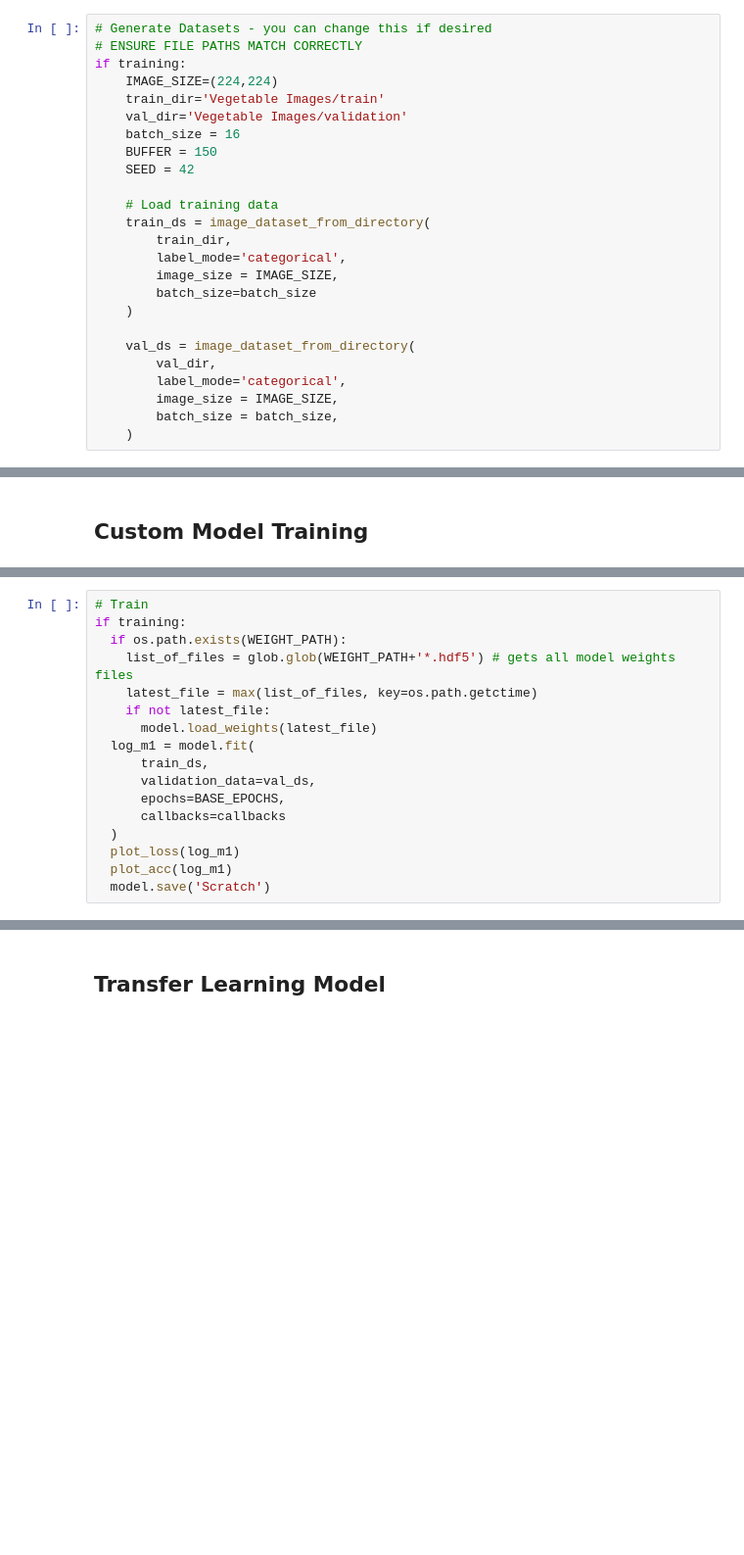
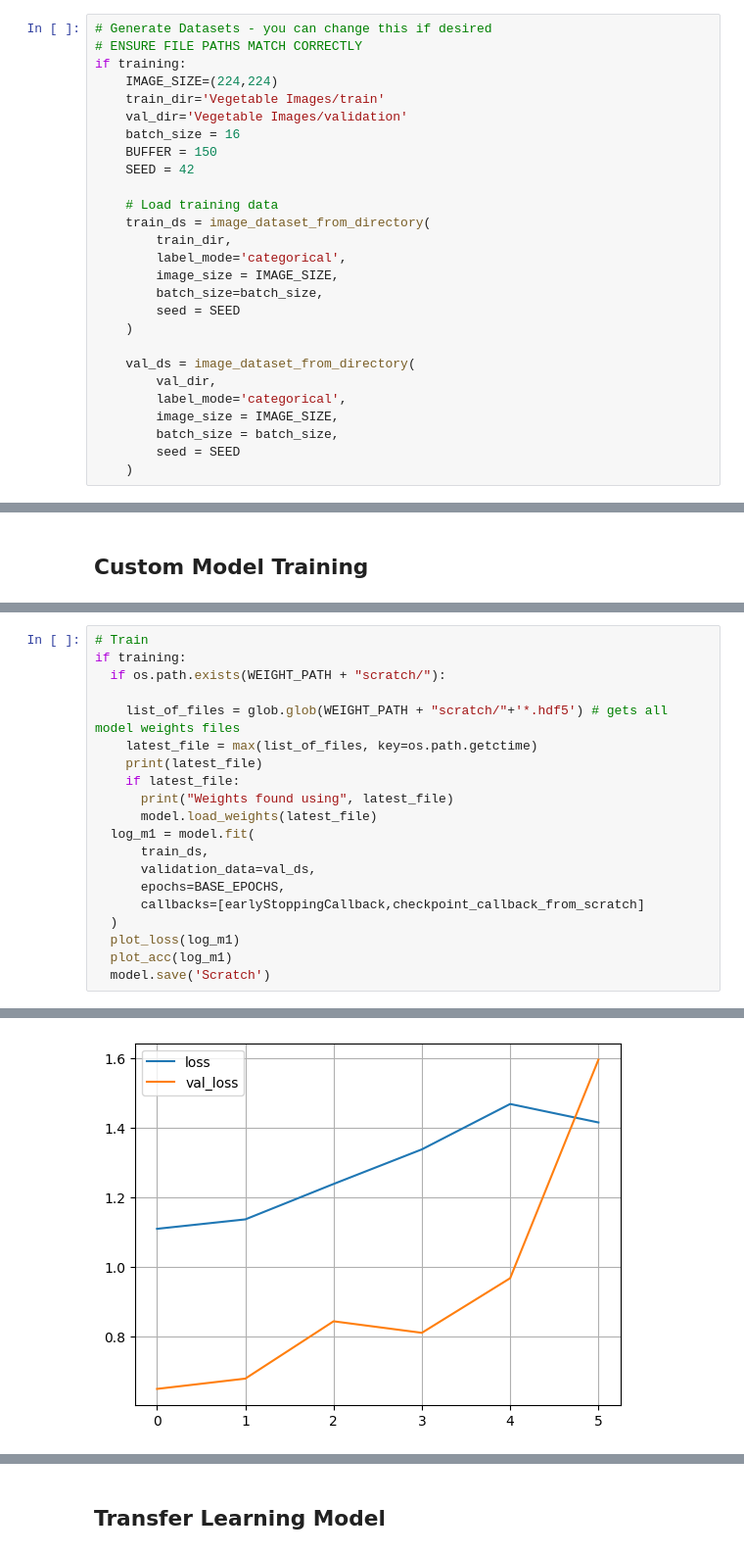
Before and after one commit to ASykes4/ItML_Project_2_Students, a Jupyter notebook: example_start.ipynb, the cells around one changed output, grey strips where cells are left out. Shown at 98% size. Cells and saved outputs as stored; diff of their text form; blank space fills up the shorter version.

```diff
--- a/example_start.ipynb
+++ b/example_start.ipynb
@@ -141,7 +141,8 @@ if training:
         train_dir,
         label_mode='categorical',
         image_size = IMAGE_SIZE,
-        batch_size=batch_size
+        batch_size=batch_size,
+        seed = SEED
     )
 
     val_ds = image_dataset_from_directory(
@@ -149,6 +150,7 @@ if training:
         label_mode='categorical',
         image_size = IMAGE_SIZE,
         batch_size = batch_size,
+        seed = SEED
     )
 # %% [output]
 Found 15000 files belonging to 15 classes.
@@ -266,16 +273,19 @@ _________________________________________________________________
 # %%
 # Train
 if training:
-  if os.path.exists(WEIGHT_PATH):
-    list_of_files = glob.glob(WEIGHT_PATH+'*.hdf5') # gets all model weights files
+  if os.path.exists(WEIGHT_PATH + "scratch/"):
+
+    list_of_files = glob.glob(WEIGHT_PATH + "scratch/"+'*.hdf5') # gets all model weights files
     latest_file = max(list_of_files, key=os.path.getctime)
-    if not latest_file:
+    print(latest_file)
+    if latest_file:
+      print("Weights found using", latest_file)
       model.load_weights(latest_file)
   log_m1 = model.fit(
       train_ds,
       validation_data=val_ds,
       epochs=BASE_EPOCHS,
-      callbacks=callbacks
+      callbacks=[earlyStoppingCallback,checkpoint_callback_from_scratch]
   )
   plot_loss(log_m1)
   plot_acc(log_m1)
@@ -284,0 +314 @@ ValueError: max() arg is an empty sequence
+[figure, added]
```
Also changed, not shown: parts of 26 cells of this notebook.
